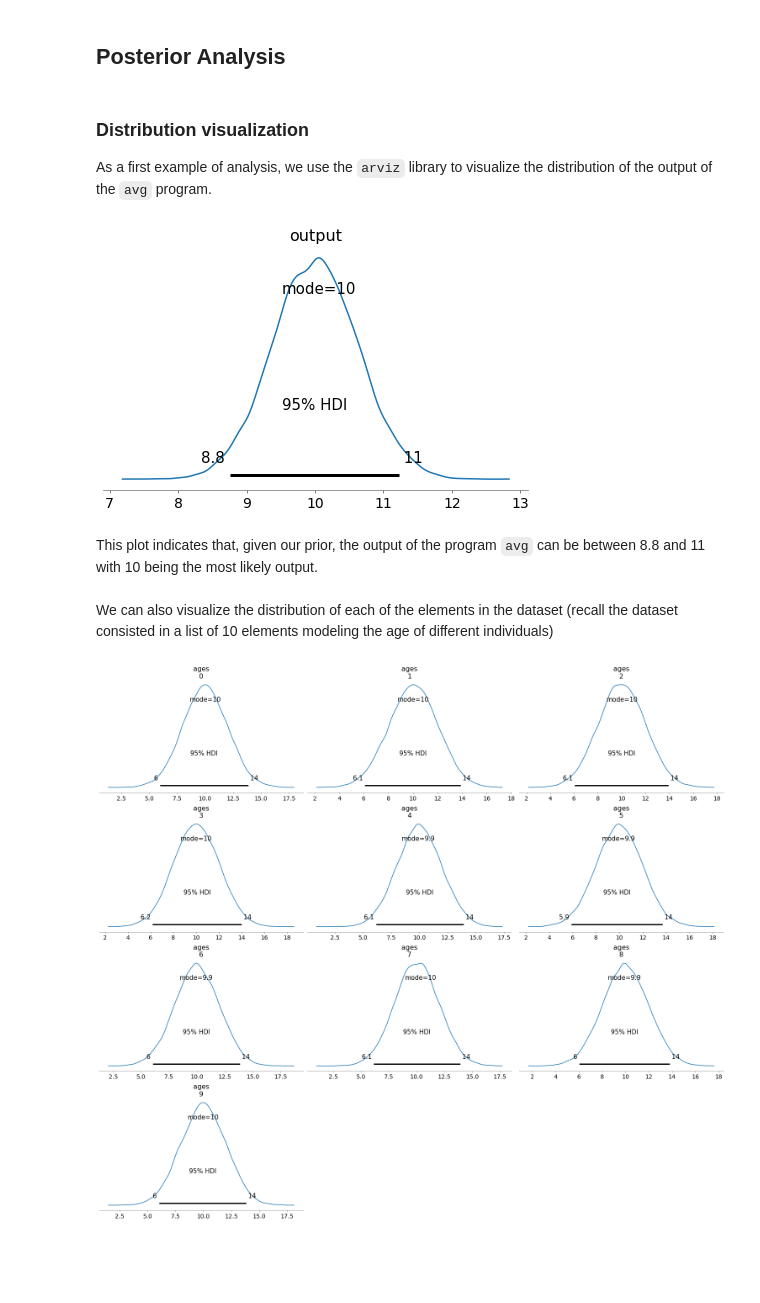
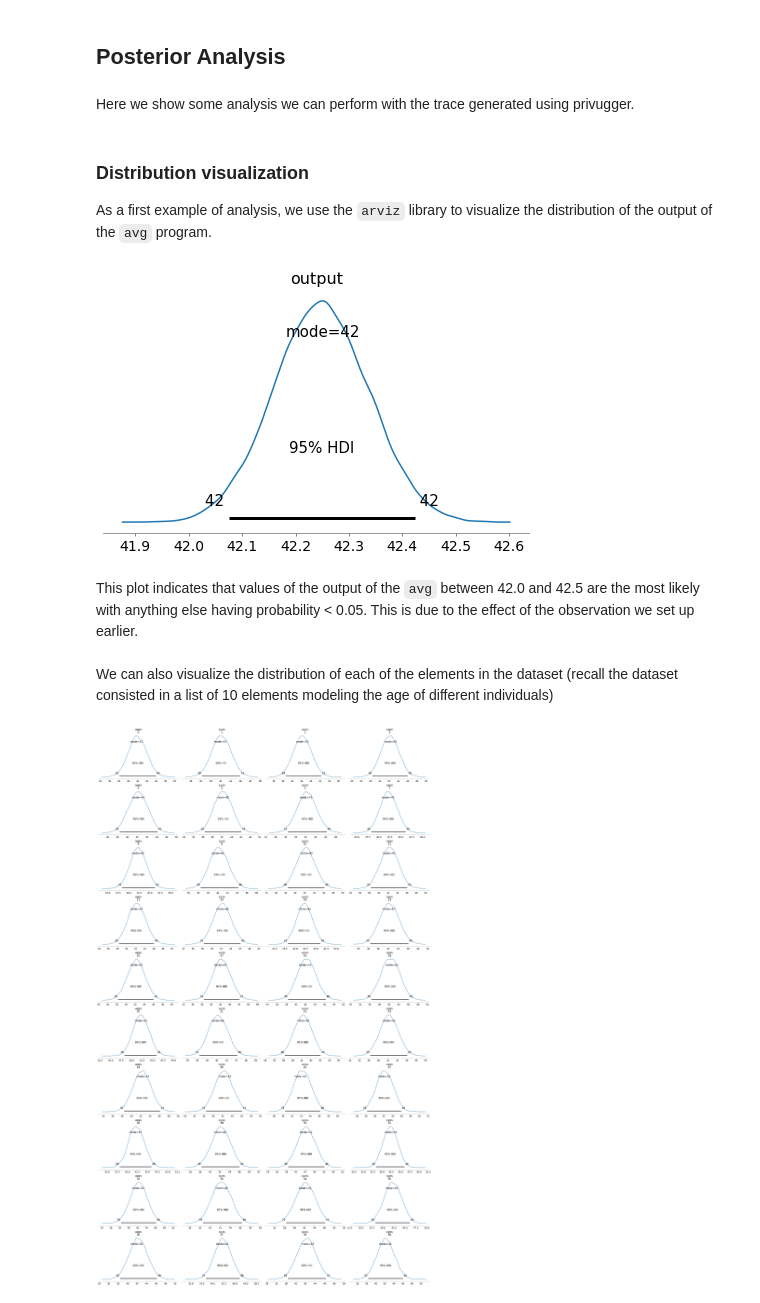
Before and after one commit to tommcamm/privugger, a Jupyter notebook: docs/tutorials/Tutorial.ipynb, the cells around one changed output. Cells and saved outputs as stored; diff of their text form; code cells hidden in the pictures; blank space fills up the shorter version.

Commit message:
updated getting started tutorial and extended observations to support floats

```diff
--- a/docs/tutorials/Tutorial.ipynb
+++ b/docs/tutorials/Tutorial.ipynb
@@ -27,0 +49,3 @@ ds = pvds.Dataset(input_specs=[ages],var_names=['ages'])
+# %%
+# create a privugger dataset
+ds = pv.Dataset(input_specs=[ages])
@@ -27,0 +60,4 @@ ds = pvds.Dataset(input_specs=[ages],var_names=['ages'])
+# %%
+program = pv.Program(dataset=ds,
+                     output_type=pv.Float,
+                     function=avg)
@@ -28,2 +70,4 @@ ds = pvds.Dataset(input_specs=[ages],var_names=['ages'])
+# %%
+program.add_observation('output==44', precision=0.1)
 # %% [markdown]
 ## Inference
@@ -54,0 +78,5 @@ Sampling 2 chains for 1_000 tune and 10_000 draw iterations (2_000 + 20_000 draw
+# %%
+trace   = pv.infer(program,
+                   cores=4,
+                   draws=10_000,
+                   method='pymc3')
@@ -55,18 +91,20 @@ Sampling 2 chains for 1_000 tune and 10_000 draw iterations (2_000 + 20_000 draw
 # %% [markdown]
 ## Posterior Analysis
+# %% [markdown]
+Here we show some analysis we can perform with the trace generated using privugger.
 # %% [markdown]
 ### Distribution visualization
 
 As a first example of analysis, we use the `arviz` library to visualize the distribution of the output of the `avg` program.
 # %%
-pm.plot_posterior(trace, var_names=['output'], hdi_prob=.95, point_estimate='mode'); # plot the inferred distribution of the output
+az.plot_posterior(trace, var_names=['output'], hdi_prob=.95, point_estimate='mode'); # plot the inferred distribution of the output
 # %% [output]
-[figure, old version]
+[figure, new version]
-# %% [markdown]
-This plot indicates that, given our prior, the output of the program `avg` can be between 8.8 and 11 with 10 being the most likely output.
+# %% [markdown]
+This plot indicates that values of the output of the `avg` between 42.0 and 42.5 are the most likely with anything else having probability < 0.05. This is due to the effect of the observation we set up earlier.
 # %% [markdown]
 We can also visualize the distribution of each of the elements in the dataset (recall the dataset consisted in a list of 10 elements modeling the age of different individuals)
 # %%
-pm.plot_posterior(trace, var_names=['ages'], hdi_prob=.95, point_estimate='mode'); # plot the inferred distribution of the output
+az.plot_posterior(trace, var_names=['ages'], hdi_prob=.95, point_estimate='mode'); # plot the inferred distribution of the output
 # %% [output]
-[figure, old version]
+[figure, new version]
```
Also changed, not shown: parts of 41 cells of this notebook, 3 other files.
